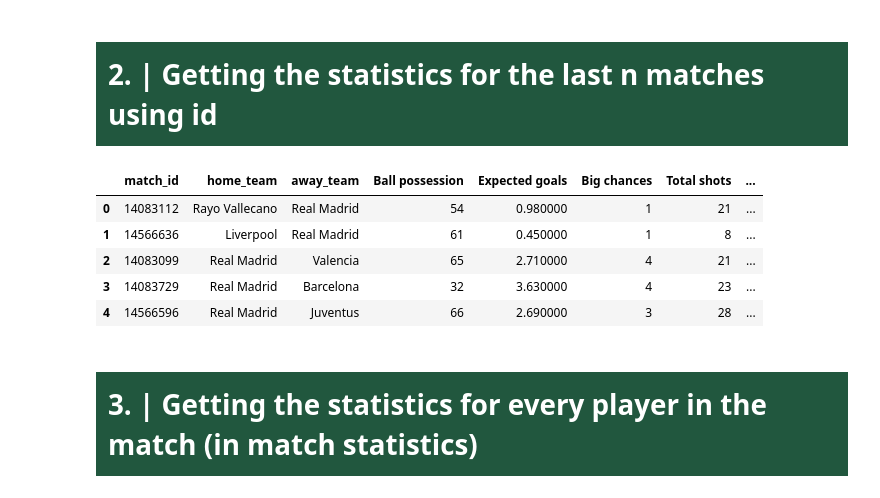
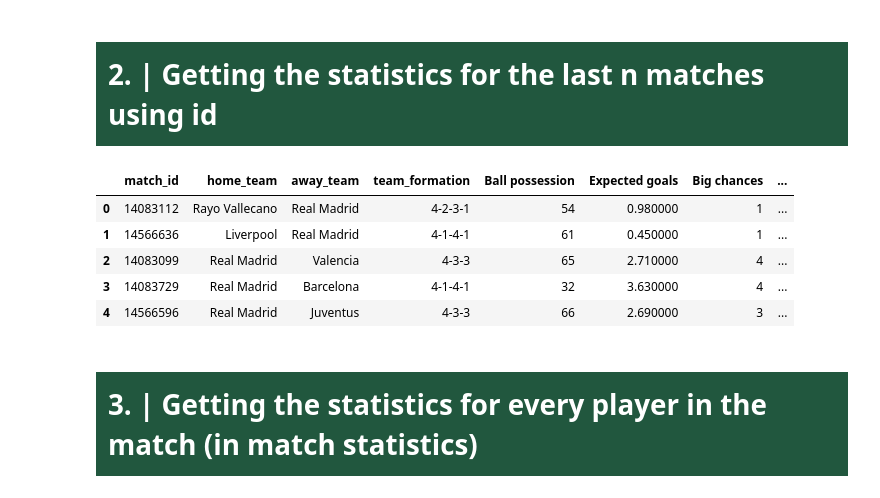
Before and after one commit to AI-Assistant-for-Football-Tactical/AI, a Jupyter notebook: pre_match.ipynb, the cells around one changed output. Cells and saved outputs as stored; diff of their text form; code cells hidden in the pictures.

Commit message:
adding the team formation to team stats for last matches

```diff
--- a/pre_match.ipynb
+++ b/pre_match.ipynb
@@ -66,39 +66,41 @@ def get_match_stats(api_base: str , matches_info: dict ) -> DataFrame :
             home_team = matches_info[match_id]['homeTeam'] # just adding each match id , home team name and away team name to the dict
             away_team = matches_info[match_id]['awayTeam']
             match_stats['match_id'] = match_id
             match_stats['home_team'] = home_team
             match_stats['away_team'] = away_team
+            match_stats['team_formation'] = requests.get(api_base + f'events/{match_id}/lineups').json().get('home' if matches_info.get('target_team_name') == home_team else 'away').get('formation')
+
 
             try : # handling the api if it's disconnected or failed
                 response = requests.get(api_base + f'events/{match_id}/statistics').json()['statistics'] # getting the statistics of the match
             except :
                 return 'api is down'
 
             for period in response: # loop over each period statistics
                 if period.get('period') ==  'ALL': # get the general stats only
                     response = period['groups'] # filtering only the overall statistics
 
             for group_stat in response: # loop over each match group statistics
                 for stat_item in group_stat['statisticsItems']: # loop over each statistic item (collection of stats under a specific category)
                     if stat_item.get('name') != None :
                         match_stats[stat_item.get('name')] = stat_item.get(value_key) # adding the feature and the value for it in the dict
 
             all_matches_stats.append(match_stats) # adding the whole match stats to the general list
 
     all_matches_stats = pd.DataFrame(all_matches_stats ).fillna(0) # convert the general list to data frame and fill none values with 0
     return all_matches_stats
 
 
 
 matches_stats = get_match_stats(api_base ,teams_info )
 matches_stats.head().style.background_gradient(cmap='Greens').set_properties(**{'font-family': 'Segoe UI'})
 # %% [output]
-|  | match_id | home_team | away_team | Ball possession | Expected goals | Big chances | Total shots | ... |
-| 0 | 14083112 | Rayo Vallecano | Real Madrid | 54 | 0.980000 | 1 | 21 | ... |
-| 1 | 14566636 | Liverpool | Real Madrid | 61 | 0.450000 | 1 | 8 | ... |
-| 2 | 14083099 | Real Madrid | Valencia | 65 | 2.710000 | 4 | 21 | ... |
-| 3 | 14083729 | Real Madrid | Barcelona | 32 | 3.630000 | 4 | 23 | ... |
-| 4 | 14566596 | Real Madrid | Juventus | 66 | 2.690000 | 3 | 28 | ... |
+|  | match_id | home_team | away_team | team_formation | Ball possession | Expected goals | Big chances | ... |
+| 0 | 14083112 | Rayo Vallecano | Real Madrid | 4-2-3-1 | 54 | 0.980000 | 1 | ... |
+| 1 | 14566636 | Liverpool | Real Madrid | 4-1-4-1 | 61 | 0.450000 | 1 | ... |
+| 2 | 14083099 | Real Madrid | Valencia | 4-3-3 | 65 | 2.710000 | 4 | ... |
+| 3 | 14083729 | Real Madrid | Barcelona | 4-1-4-1 | 32 | 3.630000 | 4 | ... |
+| 4 | 14566596 | Real Madrid | Juventus | 4-3-3 | 66 | 2.690000 | 3 | ... |
 # %% [markdown]
 # <div style="font-family: Trebuchet MS; background-color:rgba(33, 87, 62, 1); color: #FFFFFF; padding: 12px; line-height: 1.5;">3. | Getting the statistics for every player in the match (in match statistics)</div>
 # %%
```
